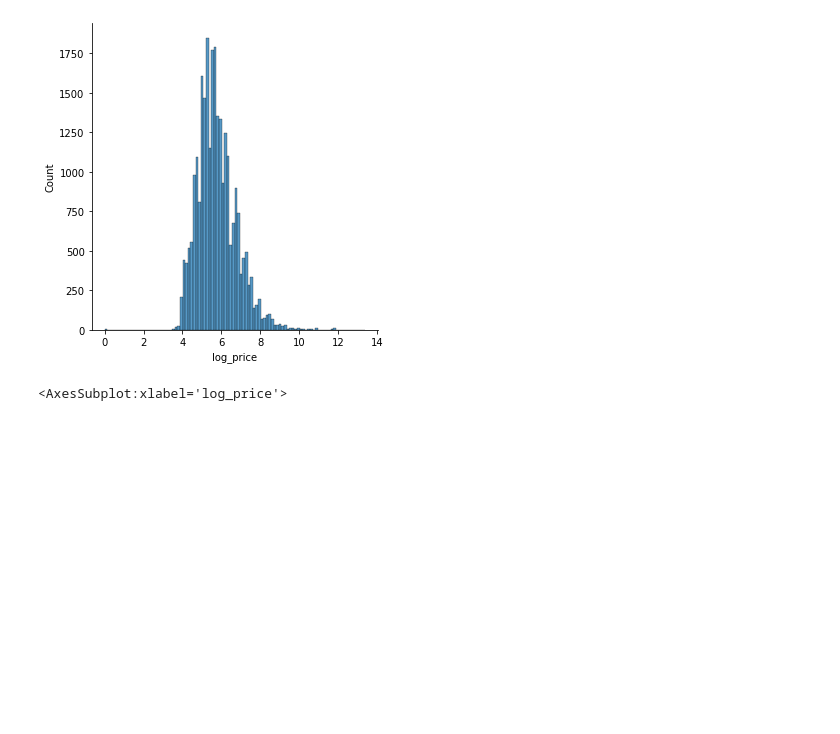
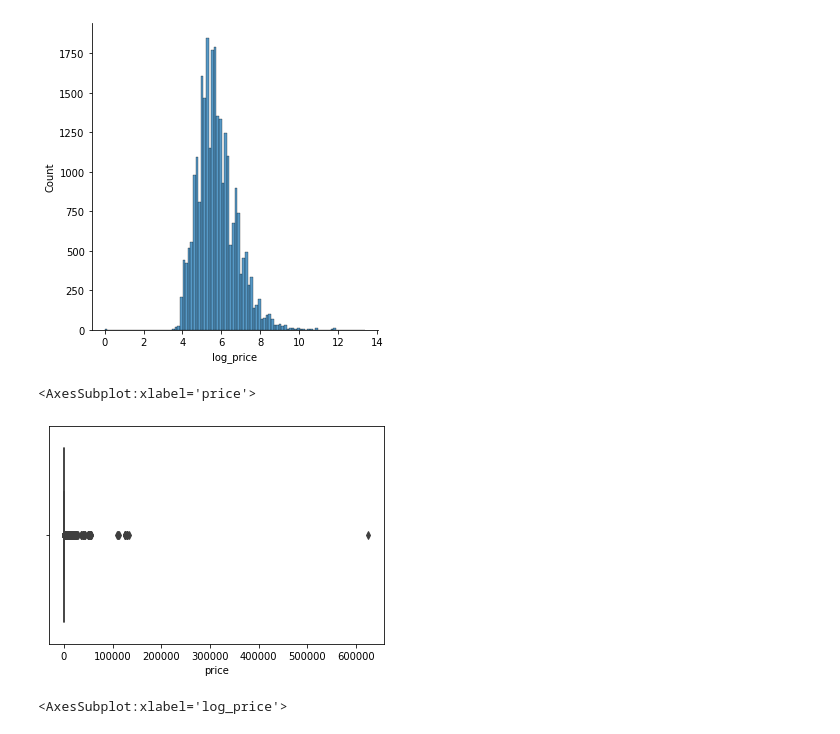
Before and after one commit to bluegardier/airbnb_prediction, a Jupyter notebook: notebooks/data_exploration_airbnb.ipynb, the cells around one changed output. Saved outputs shown, nothing was run; the diff lists cells and outputs as text; code cells hidden in the pictures; blank space fills up the shorter version.

Commit message:
price variable explanation and start of feature engineering

```diff
--- a/notebooks/data_exploration_airbnb.ipynb
+++ b/notebooks/data_exploration_airbnb.ipynb
@@ -76,5 +109,10 @@ sns.displot(df['log_price'], bins=100)
 # %% [output]
 <seaborn.axisgrid.FacetGrid at 0x...>
 [figure]
+# %%
+sns.boxplot(x=df['price'])
+# %% [output]
+<AxesSubplot:xlabel='price'>
+[figure, added]
 # %%
 # A number of outliers are more explicit here.
```
Also changed, not shown: parts of 17 cells of this notebook.
